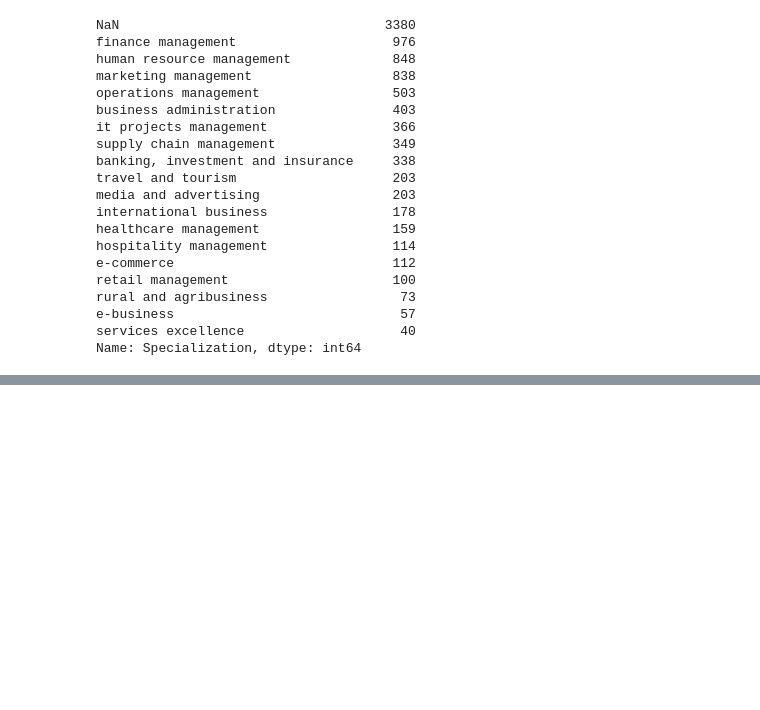
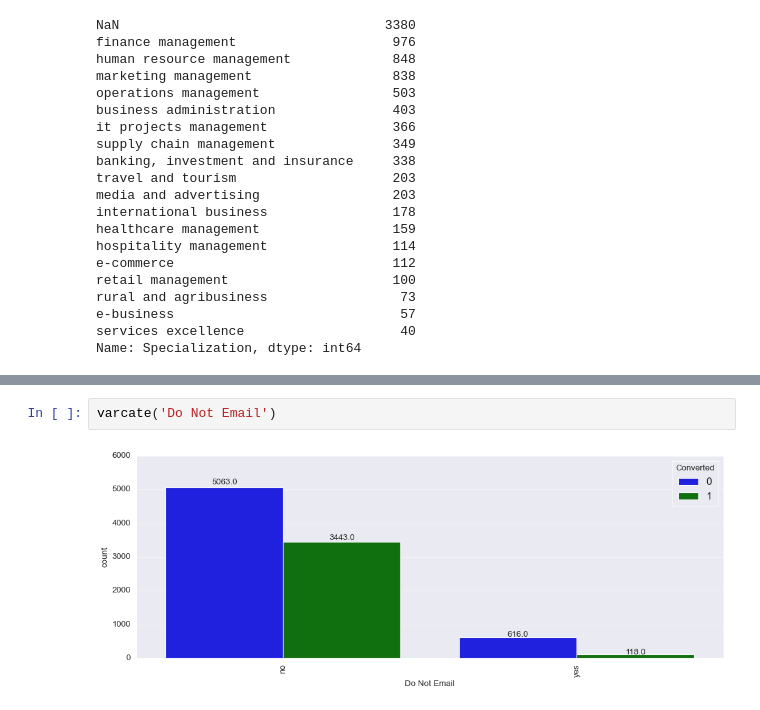
Before and after one commit to ANKIT21111/leadScore_conversion, a Jupyter notebook: leadscoredataprocess.ipynb, the cells around one changed output, grey strips where cells are left out. Saved outputs shown, nothing was run; the diff lists cells and outputs as text; blank space fills up the shorter version.

```diff
--- a/leadscoredataprocess.ipynb
+++ b/leadscoredataprocess.ipynb
@@ -338,0 +726,4 @@ Name: Specialization, dtype: int64
+# %%
+varcate('Do Not Email')
+# %% [output]
+[figure, added]
```
Also changed, not shown: parts of 79 cells of this notebook.
